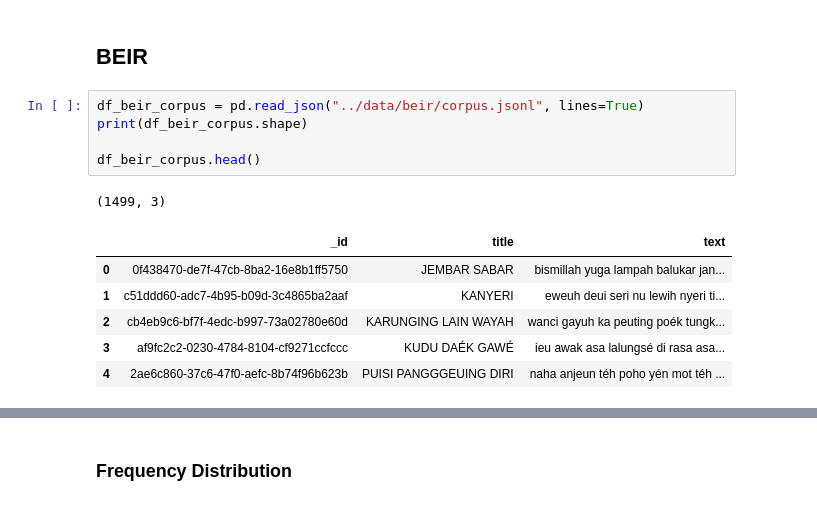
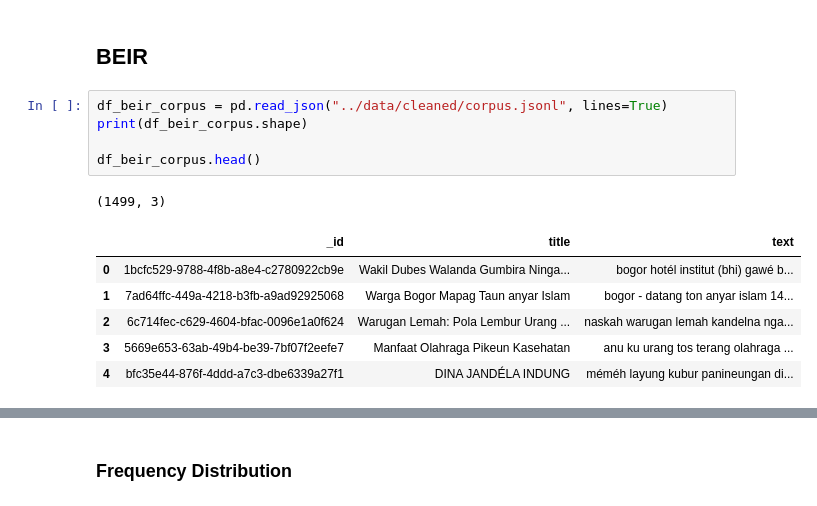
Before and after one commit to Kodesiana/project-2023-amsearch, a Jupyter notebook: notebooks/eda-dataset.ipynb, the cells around one changed output, grey strips where cells are left out. Saved outputs shown, nothing was run; the diff lists cells and outputs as text.

```diff
--- a/notebooks/eda-dataset.ipynb
+++ b/notebooks/eda-dataset.ipynb
@@ -92,16 +92,16 @@ plt.show()
 # %% [markdown]
 ## BEIR
 # %%
-df_beir_corpus = pd.read_json("../data/beir/corpus.jsonl", lines=True)
+df_beir_corpus = pd.read_json("../data/cleaned/corpus.jsonl", lines=True)
 print(df_beir_corpus.shape)
 
 df_beir_corpus.head()
 # %% [output]
 (1499, 3)
 |  | _id | title | text |
-| 0 | 0f438470-de7f-47cb-8ba2-16e8b1ff5750 | JEMBAR SABAR | bismillah yuga lampah balukar jan... |
-| 1 | c51ddd60-adc7-4b95-b09d-3c4865ba2aaf | KANYERI | eweuh deui seri nu lewih nyeri ti... |
-| 2 | cb4eb9c6-bf7f-4edc-b997-73a02780e60d | KARUNGING LAIN WAYAH | wanci gayuh ka peuting poék tungk... |
-| 3 | af9fc2c2-0230-4784-8104-cf9271ccfccc | KUDU DAÉK GAWÉ | ieu awak asa lalungsé di rasa asa... |
-| 4 | 2ae6c860-37c6-47f0-aefc-8b74f96b623b | PUISI PANGGGEUING DIRI | naha anjeun téh poho yén mot téh ... |
+| 0 | 1bcfc529-9788-4f8b-a8e4-c2780922cb9e | Wakil Dubes Walanda Gumbira Ninga... | bogor hotél institut (bhi) gawé b... |
+| 1 | 7ad64ffc-449a-4218-b3fb-a9ad92925068 | Warga Bogor Mapag Taun anyar Islam | bogor - datang ton anyar islam 14... |
+| 2 | 6c714fec-c629-4604-bfac-0096e1a0f624 | Warugan Lemah: Pola Lembur Urang ... | naskah warugan lemah kandelna nga... |
+| 3 | 5669e653-63ab-49b4-be39-7bf07f2eefe7 | Manfaat Olahraga Pikeun Kasehatan | anu ku urang tos terang olahraga ... |
+| 4 | bfc35e44-876f-4ddd-a7c3-dbe6339a27f1 | DINA JANDÉLA INDUNG | méméh layung kubur panineungan di... |
 # %%
```
Also changed, not shown: parts of 13 cells of this notebook, 2 other files.
